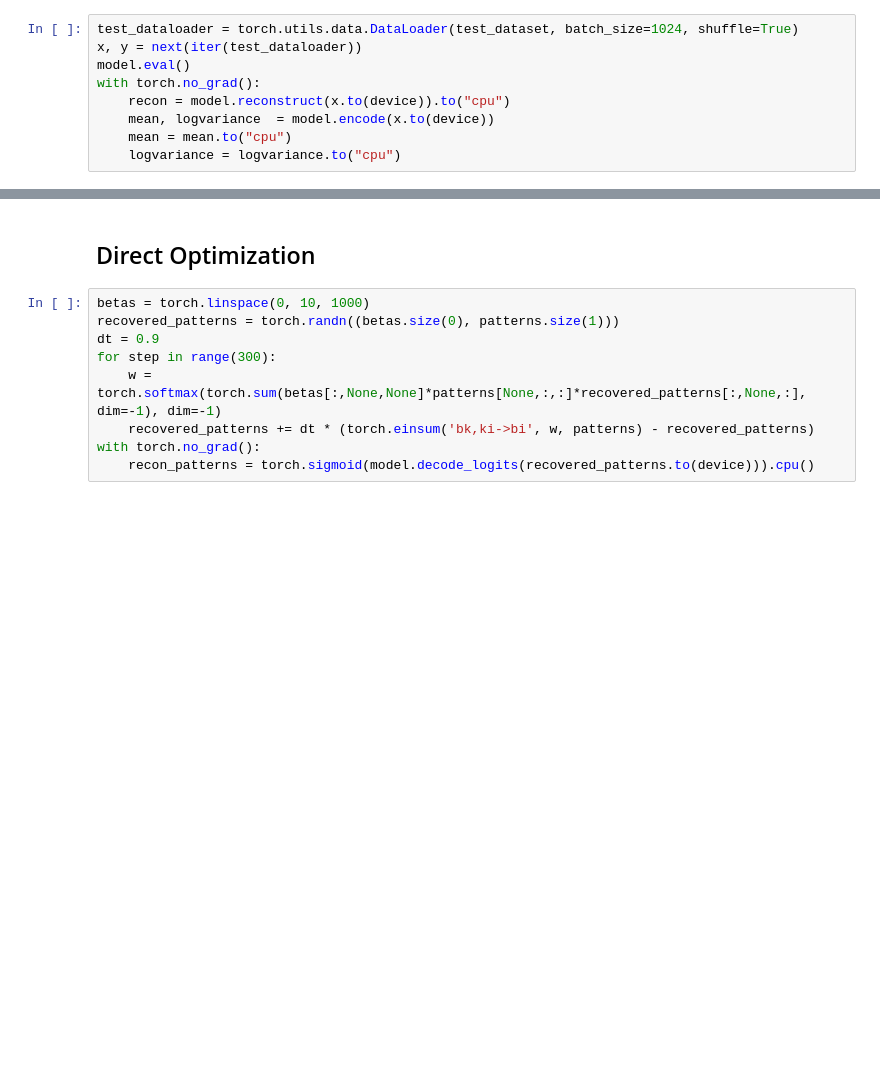
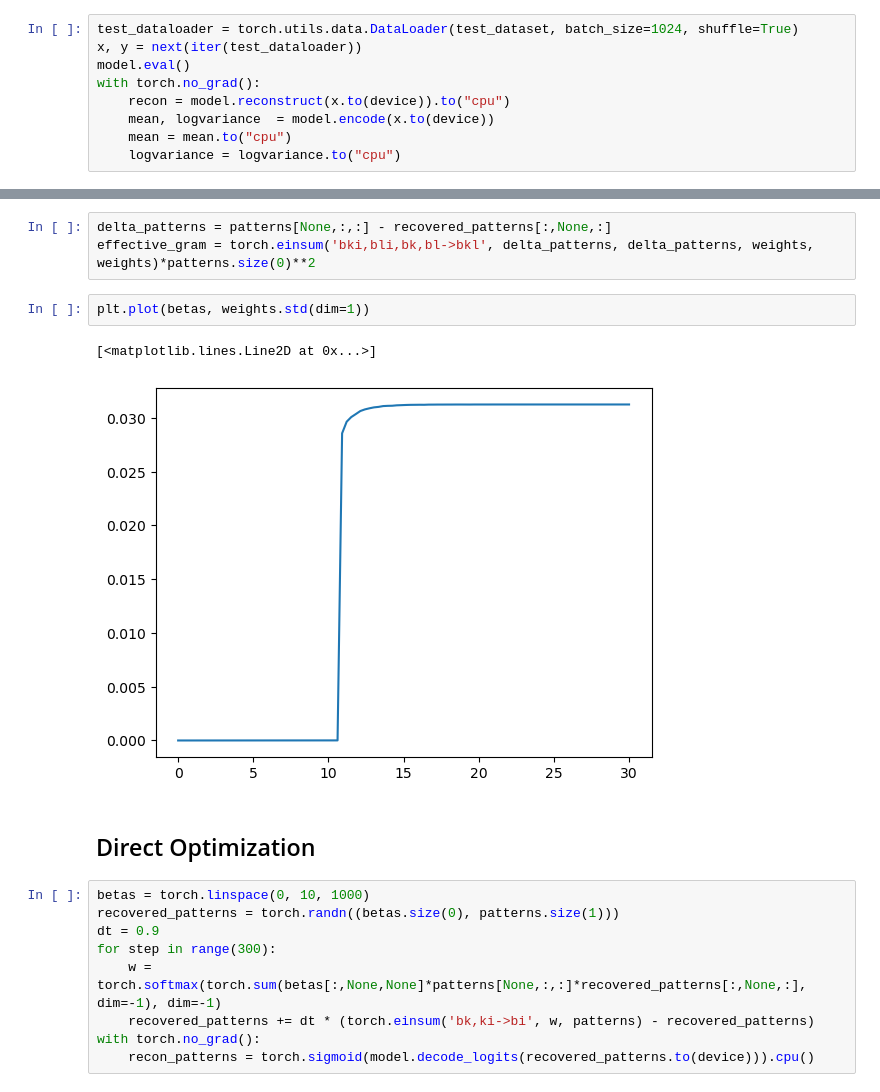
Before and after one commit to vicioms/camilla, a Jupyter notebook: enet.ipynb, the cells around one changed output, grey strips where cells are left out. Cells and saved outputs as stored; diff of their text form; blank space fills up the shorter version.

```diff
--- a/enet.ipynb
+++ b/enet.ipynb
@@ -244,3 +307,11 @@ patterns = mean + torch.randn_like(logvariance)*torch.exp(0.5 * logvariance)
+# %%
+delta_patterns = patterns[None,:,:] - recovered_patterns[:,None,:]
+effective_gram = torch.einsum('bki,bli,bk,bl->bkl', delta_patterns, delta_patterns, weights, weights)*patterns.size(0)**2
+# %%
+plt.plot(betas, weights.std(dim=1))
+# %% [output]
+[<matplotlib.lines.Line2D at 0x...>]
+[figure, added]
 # %% [markdown]
 ## Direct Optimization
 # %%
```
Also changed, not shown: parts of 11 cells of this notebook, 21 other files.
